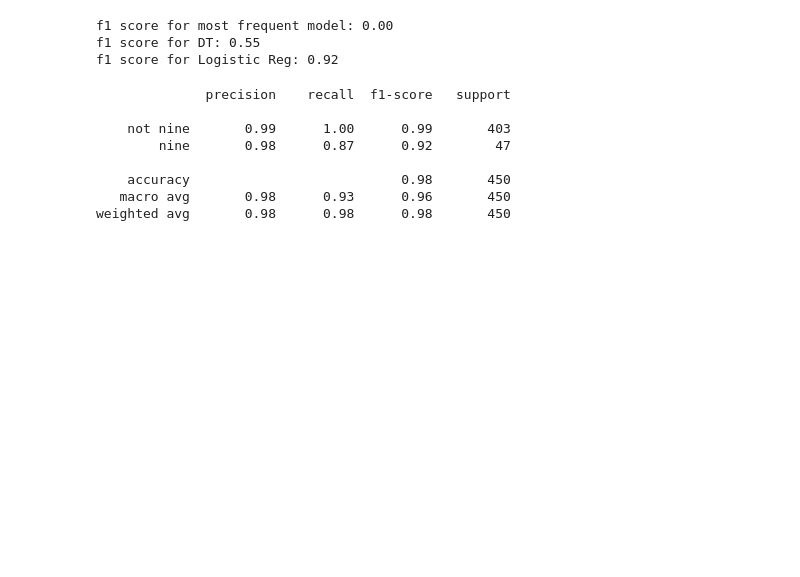
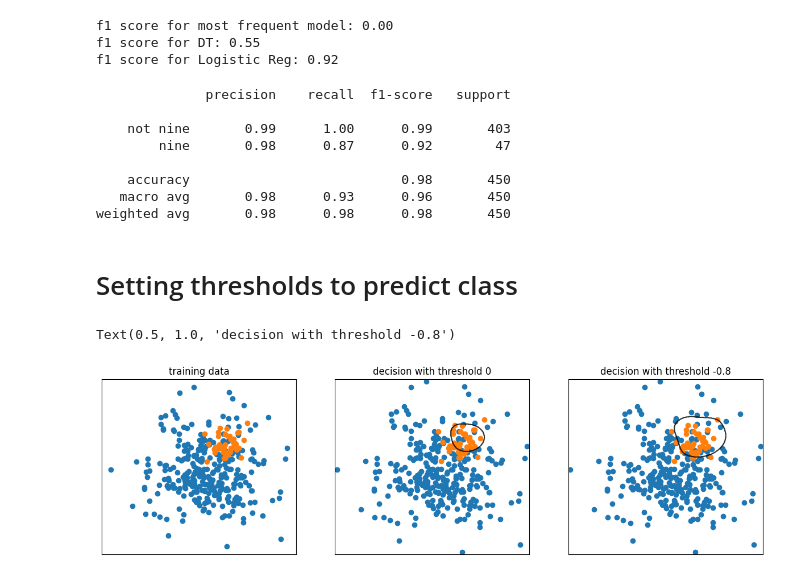
Before and after one commit to abhaykukade/ml_model_evaluation, a Jupyter notebook: model_evaluation.ipynb, the cells around one changed output. Cells and saved outputs as stored; diff of their text form; code cells hidden in the pictures; blank space fills up the shorter version.

```diff
--- a/model_evaluation.ipynb
+++ b/model_evaluation.ipynb
@@ -249,3 +280,28 @@ print(classification_report(y_test, pred_logreg, target_names=['not nine', 'nine
     accuracy                           0.98       450
    macro avg       0.98      0.93      0.96       450
 weighted avg       0.98      0.98      0.98       450
+# %% [markdown]
+# Setting thresholds to predict class
+# %%
+X, y = make_blobs(n_samples=(400, 50), cluster_std=[7, 2], random_state=22)
+X_train, X_test, y_train, y_test = train_test_split(X, y, random_state=0)
+svc = SVC(gamma=0.05).fit(X_train, y_train)
+# %%
+fig, axes = plt.subplots(1, 3, figsize=(15, 4), subplot_kw={'xticks':(), 'yticks':()})
+
+for label in np.unique(y_train):
+    axes[0].scatter(X_train[y_train==label, 0], X_train[y_train==label, 1], label=f'Class {label}')
+axes[0].set_title('training data')
+
+for label in np.unique(y_train):
+    axes[1].scatter(X_train[y_train==label, 0], X_train[y_train==label, 1], label=f'Class {label}')
+plot_2d_separator(svc, X_train, 0.5, 500,ax=axes[1], threshold=0)
+axes[1].set_title('decision with threshold 0')
+
+for label in np.unique(y_train):
+    axes[2].scatter(X_train[y_train==label, 0], X_train[y_train==label, 1], label=f'Class {label}')
+plot_2d_separator(svc, X_train, 0.5, 500,ax=axes[2], threshold=-0.8)
+axes[2].set_title('decision with threshold -0.8')
+# %% [output]
+Text(0.5, 1.0, 'decision with threshold -0.8')
+[figure, added]
```
Also changed, not shown: parts of 3 cells of this notebook.
